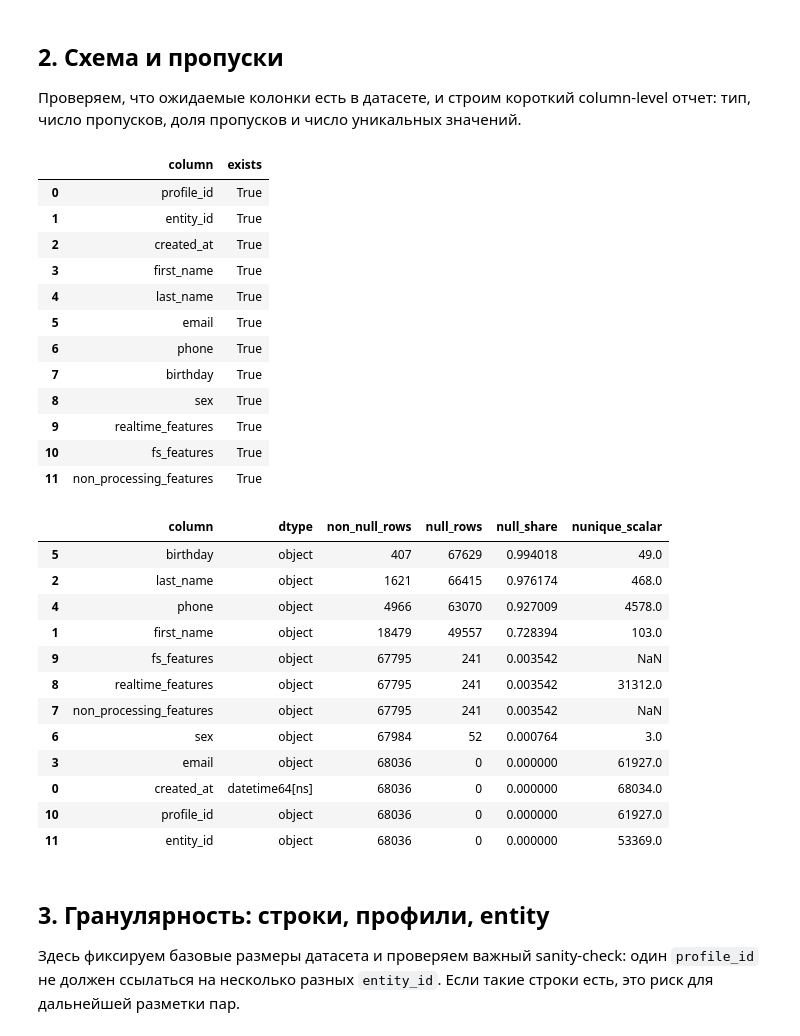
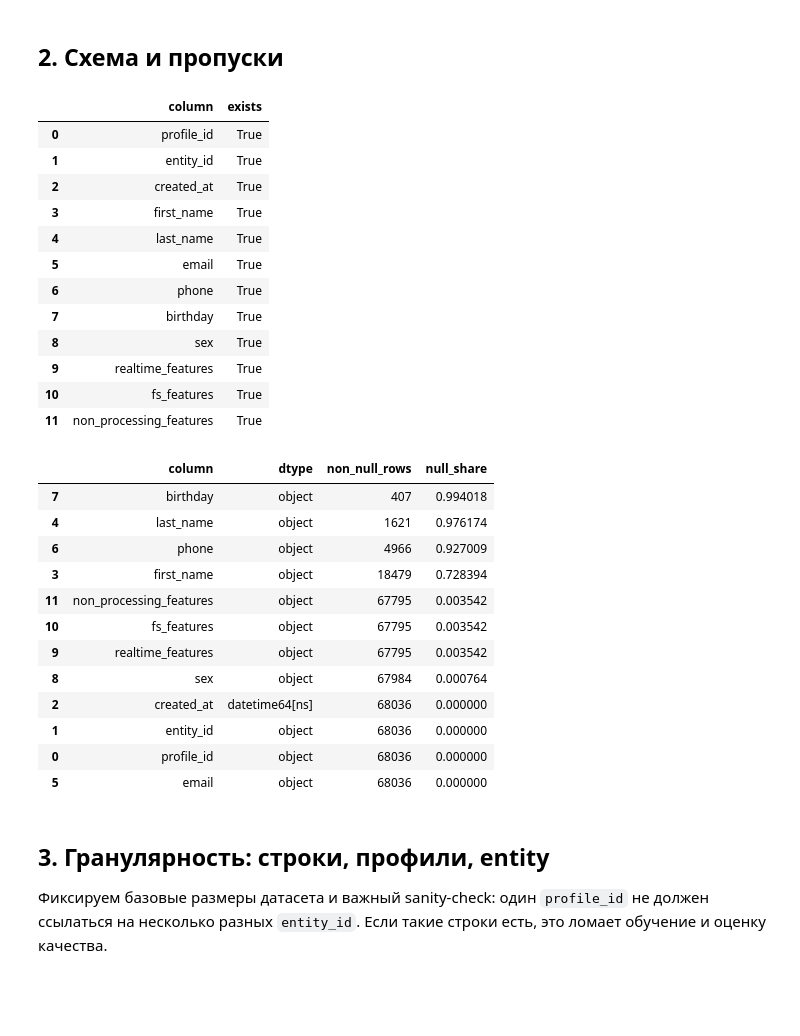
Before and after one commit to JeffRaiAlt/workshop_task2, a Jupyter notebook: notebooks/01_eda_entity_resolution_no_entity_type.ipynb, the cells around one changed output. Saved outputs shown, nothing was run; the diff lists cells and outputs as text; code cells hidden in the pictures; blank space fills up the shorter version.

```diff
--- a/notebooks/01_eda_entity_resolution_no_entity_type.ipynb
+++ b/notebooks/01_eda_entity_resolution_no_entity_type.ipynb
@@ -15,15 +13,13 @@ from pathlib import Path
 from math import comb
 
 import numpy as np
+import json
 import pandas as pd
 
 pd.set_option('display.max_columns', 120)
 pd.set_option('display.width', 180)
 
-RAW_DATA_DIR = Path('../data/raw')
-REPORT_DIR = Path('../reports/01_eda')
-REPORT_DIR.mkdir(parents=True, exist_ok=True)
-
+RAW_DATA_DIR = Path('../data')
 DATA_PATH = RAW_DATA_DIR / 'split_label_train_V3.snappy.parquet'
 DATA_PATH
 # %% [output]
@@ -35,10 +29,10 @@ WindowsPath('../data/raw/split_label_train_V3.snappy.parquet')
 # %%
 df = pd.read_parquet(DATA_PATH, engine='pyarrow')
-df['created_at'] = pd.to_datetime(df['created_at'], errors='coerce') if 'created_at' in df.columns else pd.NaT
+df['created_at'] = pd.to_datetime(df['created_at'], errors='coerce')
 
 print('shape:', df.shape)
-print('columns:', df.shape[1])
-display(df.head(3))
+display(df.head(2))
+display(df.dtypes)
 # %% [output]
 shape: (68036, 12)
 columns: 12
@@ -49,68 +65,70 @@ columns: 12
 # %% [markdown]
 ## 2. Схема и пропуски
-
-Проверяем, что ожидаемые колонки есть в датасете, и строим короткий column-level отчет: тип, число пропусков, доля пропусков и число уникальных значений.
 # %%
 expected_columns = [
     'profile_id', 'entity_id', 'created_at',
     'first_name', 'last_name', 'email', 'phone', 'birthday', 'sex',
     'realtime_features', 'fs_features', 'non_processing_features',
 ]
 
-schema_report = pd.DataFrame({
+schema_check = pd.DataFrame({
     'column': expected_columns,
     'exists': [col in df.columns for col in expected_columns],
 })
 
-def safe_nunique(series):
-    try:
-        return int(series.nunique(dropna=True))
-    except TypeError:
-        return np.nan
+column_overview = []
+for col in expected_columns:
+    if col not in df.columns:
+        column_overview.append({
+            'column': col,
+            'dtype': None,
+            'non_null_rows': 0,
+            'null_share': 1.0,
+        })
+        continue
+    column_overview.append({
+        'column': col,
+        'dtype': str(df[col].dtype),
+        'non_null_rows': int(df[col].notna().sum()),
+        'null_share': float(df[col].isna().mean()),
+    })
 
+column_overview = pd.DataFrame(column_overview).sort_values('null_share', ascending=False)
 
-column_overview = pd.DataFrame({
-    'column': df.columns,
-    'dtype': [str(df[col].dtype) for col in df.columns],
-    'non_null_rows': [int(df[col].notna().sum()) for col in df.columns],
-    'null_rows': [int(df[col].isna().sum()) for col in df.columns],
-    'null_share': [float(df[col].isna().mean()) for col in df.columns],
-    'nunique_scalar': [safe_nunique(df[col]) for col in df.columns],
-}).sort_values('null_share', ascending=False)
-
-display(schema_report)
+display(schema_check)
 display(column_overview)
 # %% [output]
 |  | column | exists |
 | 0 | profile_id | True |
 | 1 | entity_id | True |
 | 2 | created_at | True |
 | 3 | first_name | True |
 | 4 | last_name | True |
 | 5 | email | True |
 | 6 | phone | True |
 | 7 | birthday | True |
 | 8 | sex | True |
 | 9 | realtime_features | True |
 | 10 | fs_features | True |
 | 11 | non_processing_features | True |
-|  | column | dtype | non_null_rows | null_rows | null_share | nunique_scalar |
-| 5 | birthday | object | 407 | 67629 | 0.994018 | 49.0 |
-| 2 | last_name | object | 1621 | 66415 | 0.976174 | 468.0 |
-| 4 | phone | object | 4966 | 63070 | 0.927009 | 4578.0 |
-| 1 | first_name | object | 18479 | 49557 | 0.728394 | 103.0 |
-| 9 | fs_features | object | 67795 | 241 | 0.003542 | NaN |
-| 8 | realtime_features | object | 67795 | 241 | 0.003542 | 31312.0 |
-| 7 | non_processing_features | object | 67795 | 241 | 0.003542 | NaN |
-| 6 | sex | object | 67984 | 52 | 0.000764 | 3.0 |
-| 3 | email | object | 68036 | 0 | 0.000000 | 61927.0 |
-| 0 | created_at | datetime64[ns] | 68036 | 0 | 0.000000 | 68034.0 |
-| 10 | profile_id | object | 68036 | 0 | 0.000000 | 61927.0 |
-| 11 | entity_id | object | 68036 | 0 | 0.000000 | 53369.0 |
+|  | column | dtype | non_null_rows | null_share |
+| 7 | birthday | object | 407 | 0.994018 |
+| 4 | last_name | object | 1621 | 0.976174 |
+| 6 | phone | object | 4966 | 0.927009 |
+| 3 | first_name | object | 18479 | 0.728394 |
+| 11 | non_processing_features | object | 67795 | 0.003542 |
+| 10 | fs_features | object | 67795 | 0.003542 |
+| 9 | realtime_features | object | 67795 | 0.003542 |
+| 8 | sex | object | 67984 | 0.000764 |
+| 2 | created_at | datetime64[ns] | 68036 | 0.000000 |
+| 1 | entity_id | object | 68036 | 0.000000 |
+| 0 | profile_id | object | 68036 | 0.000000 |
+| 5 | email | object | 68036 | 0.000000 |
 # %% [markdown]
 ## 3. Гранулярность: строки, профили, entity
 
-Здесь фиксируем базовые размеры датасета и проверяем важный sanity-check: один `profile_id` не должен ссылаться на несколько разных `entity_id`. Если такие строки есть, это риск для дальнейшей разметки пар.
+Фиксируем базовые размеры датасета и важный sanity-check: один `profile_id` не должен ссылаться на
+несколько разных `entity_id`. Если такие строки есть, это ломает обучение и оценку качества.
 # %%
 base_counts = pd.DataFrame([
     {'metric': 'rows', 'value': len(df)},
```
Also changed, not shown: parts of 17 cells of this notebook, 2 other files.
